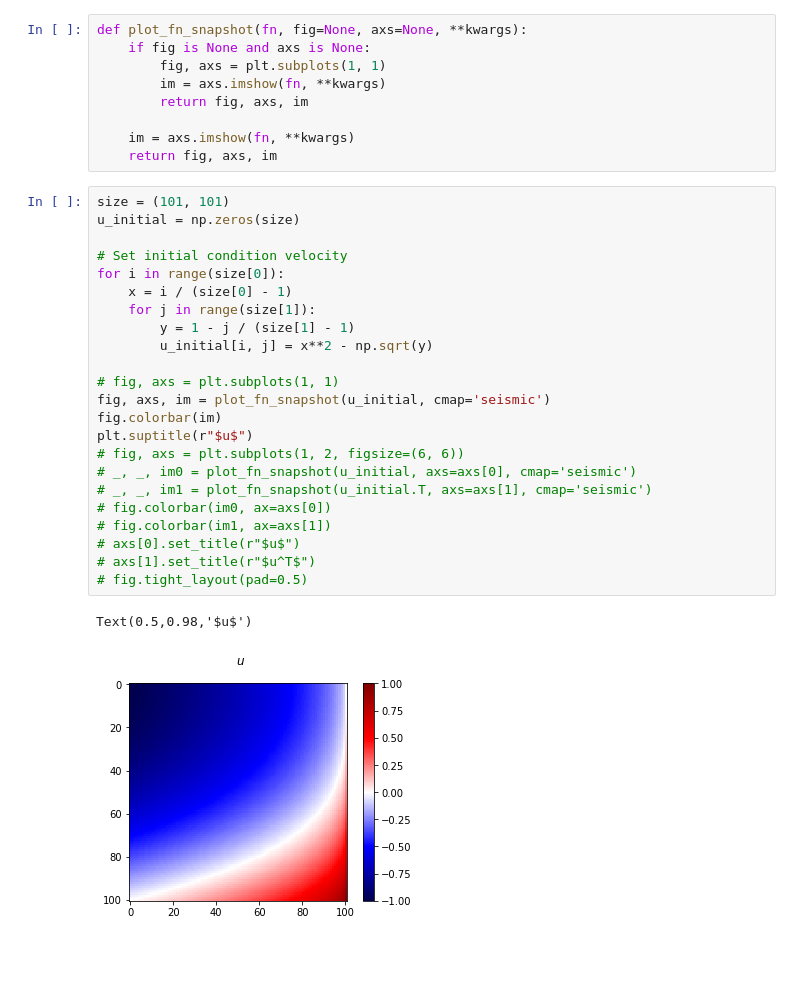
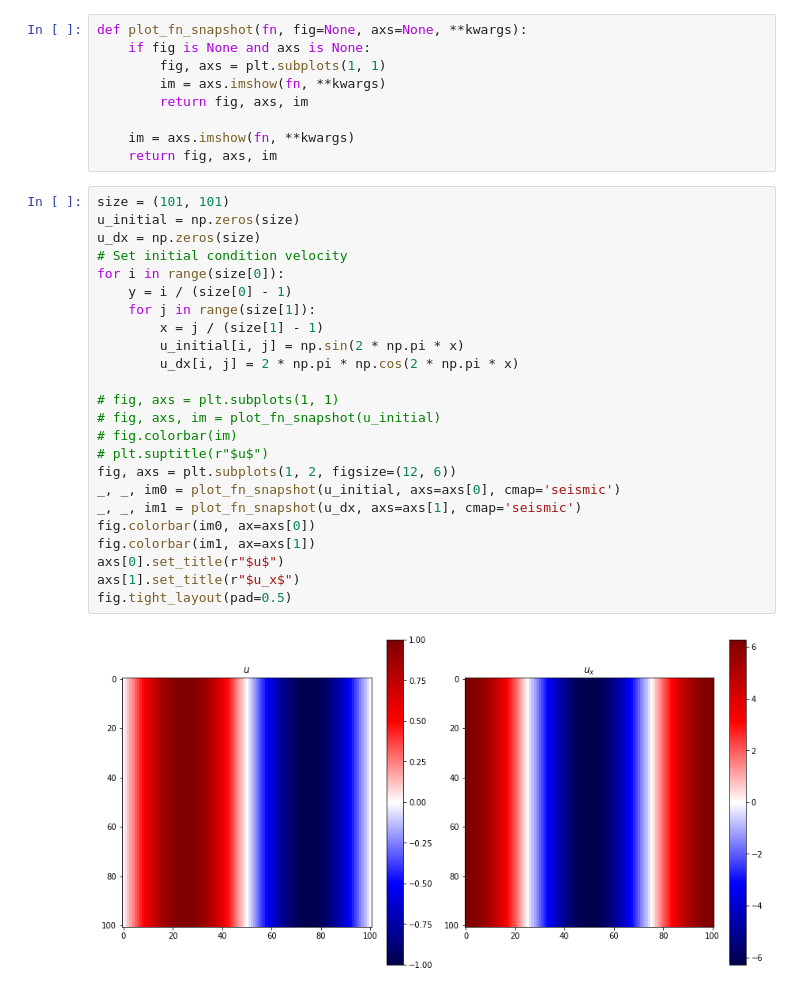
Before and after one commit to nimberledge/akm-fwi, a Jupyter notebook: elastic/Pseudo-elastic.ipynb, the cells around one changed output. Cells and saved outputs as stored; diff of their text form; blank space fills up the shorter version.

```diff
--- a/elastic/Pseudo-elastic.ipynb
+++ b/elastic/Pseudo-elastic.ipynb
@@ -20,26 +20,26 @@ def plot_fn_snapshot(fn, fig=None, axs=None, **kwargs):
 # %%
 size = (101, 101)
 u_initial = np.zeros(size)
-
+u_dx = np.zeros(size)
 # Set initial condition velocity
 for i in range(size[0]):
-    x = i / (size[0] - 1)
+    y = i / (size[0] - 1)
     for j in range(size[1]):
-        y = 1 - j / (size[1] - 1)
-        u_initial[i, j] = x**2 - np.sqrt(y)
+        x = j / (size[1] - 1)
+        u_initial[i, j] = np.sin(2 * np.pi * x)
+        u_dx[i, j] = 2 * np.pi * np.cos(2 * np.pi * x)
 
 # fig, axs = plt.subplots(1, 1)
-fig, axs, im = plot_fn_snapshot(u_initial, cmap='seismic')
-fig.colorbar(im)
-plt.suptitle(r"$u$")
-# fig, axs = plt.subplots(1, 2, figsize=(6, 6))
-# _, _, im0 = plot_fn_snapshot(u_initial, axs=axs[0], cmap='seismic')
-# _, _, im1 = plot_fn_snapshot(u_initial.T, axs=axs[1], cmap='seismic')
-# fig.colorbar(im0, ax=axs[0])
-# fig.colorbar(im1, ax=axs[1])
-# axs[0].set_title(r"$u$")
-# axs[1].set_title(r"$u^T$")
-# fig.tight_layout(pad=0.5)
+# fig, axs, im = plot_fn_snapshot(u_initial)
+# fig.colorbar(im)
+# plt.suptitle(r"$u$")
+fig, axs = plt.subplots(1, 2, figsize=(12, 6))
+_, _, im0 = plot_fn_snapshot(u_initial, axs=axs[0], cmap='seismic')
+_, _, im1 = plot_fn_snapshot(u_dx, axs=axs[1], cmap='seismic')
+fig.colorbar(im0, ax=axs[0])
+fig.colorbar(im1, ax=axs[1])
+axs[0].set_title(r"$u$")
+axs[1].set_title(r"$u_x$")
+fig.tight_layout(pad=0.5)
 # %% [output]
-Text(0.5,0.98,'$u$')
-[figure, old version]
+[figure, new version]
```
Also changed, not shown: parts of 2 cells of this notebook.
